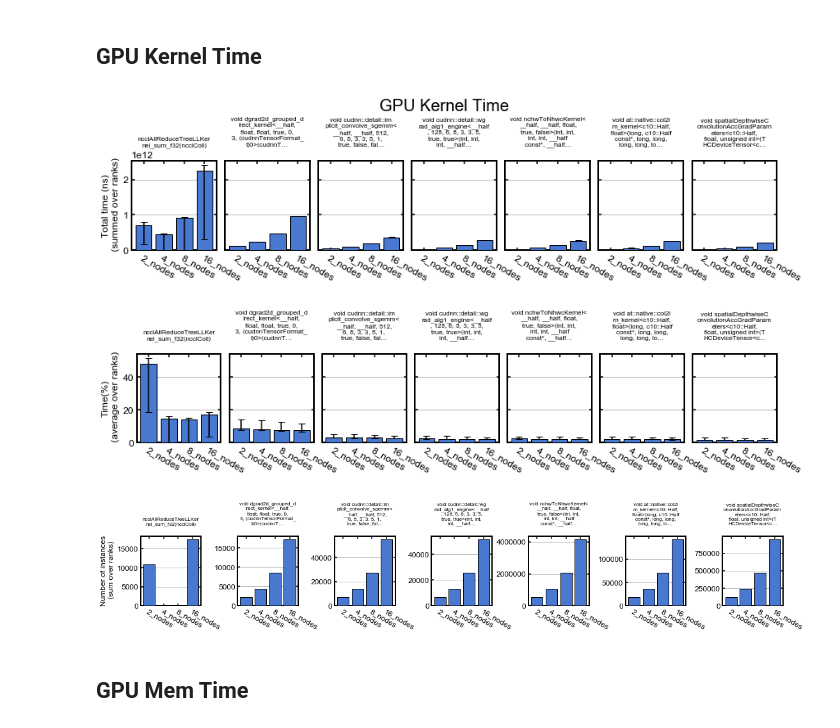
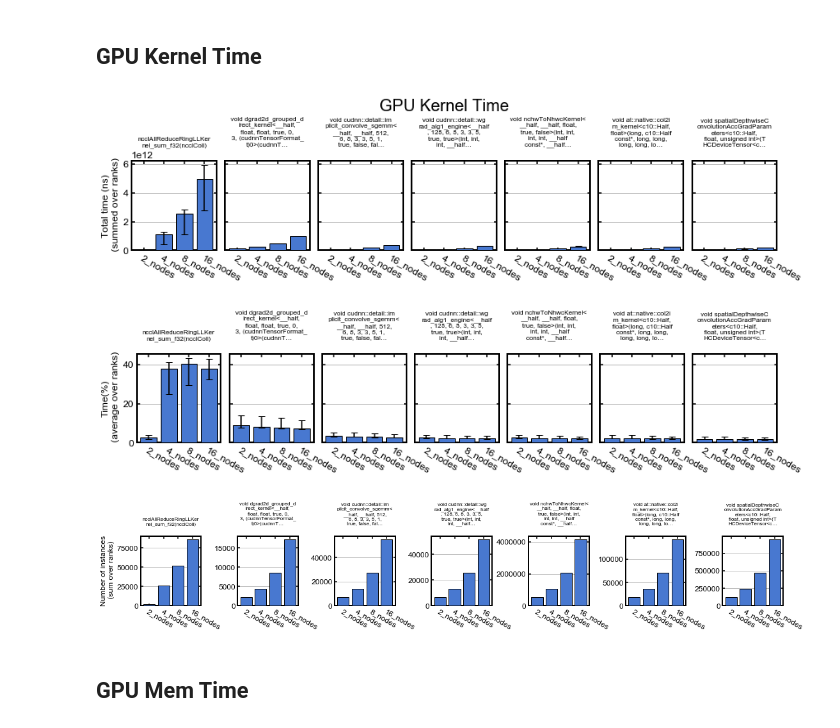
Before and after one commit to mrowan137/ml-performance-benchmark, a Jupyter notebook: deepcam/summit/analysis/plot_routines_vs_nodes.ipynb, the cells around one changed output. Saved outputs shown, nothing was run; the diff lists cells and outputs as text; code cells hidden in the pictures.

```diff
--- a/deepcam/summit/analysis/plot_routines_vs_nodes.ipynb
+++ b/deepcam/summit/analysis/plot_routines_vs_nodes.ipynb
@@ -90,7 +90,7 @@ all_nodes = sorted(list(d._hash.keys())[1:],key=lambda x:int(x.replace('_nodes',
 ranksPerNodeSummit = 6
 nRanks = np.array([ranksPerNodeSummit*int(x.split('_')[0]) for x in all_nodes])
 # Note 1_node and >1_node case has different routines, so can't compare exactly
-expensiveRoutines = d['2_nodes']['r0']['gpukernsum']['Name'][:nRoutines].values
+expensiveRoutines = d['4_nodes']['r0']['gpukernsum']['Name'][:nRoutines].values
 
 # Compare raw times
 fig, axs = plt.subplots(nrows=1, ncols=nRoutines, sharey=True, figsize=(14, 2.))
@@ -117,7 +117,7 @@ for i, routine in enumerate(expensiveRoutines):
     if i==0: plt.ylabel('Total time (ns)\n (summed over ranks)')
 
 fig.subplots_adjust(wspace=0.1)
-plt.savefig('figs/GPU_Kernel_Time_ns_2node_expensive.png', dpi=150, bbox_inches='tight')
+plt.savefig('figs/GPU_Kernel_Time_ns_4node_expensive.png', dpi=150, bbox_inches='tight')
 
 # Compare % times
 fig, axs = plt.subplots(nrows=1, ncols=nRoutines, sharey=True, figsize=(14, 2.))
@@ -142,38 +142,38 @@ for i, routine in enumerate(expensiveRoutines):
     plt.xticks(rotation=-30, ha="left", rotation_mode="anchor")
     if i==0: plt.ylabel('Time(%)\n (average over ranks)')
 
 fig.subplots_adjust(wspace=0.1)
-plt.savefig('figs/GPU_Kernel_Time_Percent_2node_expensive.png', dpi=150, bbox_inches='tight')
+plt.savefig('figs/GPU_Kernel_Time_Percent_4node_expensive.png', dpi=150, bbox_inches='tight')
 
 # Compare # instances
 fig, axs = plt.subplots(nrows=1, ncols=len(expensiveRoutines), sharey='none', figsize=(18, 2.))
 for i, routine in enumerate(expensiveRoutines):
     expensiveRoutineTimesSum = [ np.array( [np.array(d[nodes][r]['gpukernsum'].loc[d[nodes][r]['gpukernsum']['Name'] == routine]['Instances'])
                                              for r in d[nodes].keys()] ).sum() for nodes in all_nodes]
     expensiveRoutineTimesMin = [ np.array( [np.array(d[nodes][r]['gpukernsum'].loc[d[nodes][r]['gpukernsum']['Name'] == routine]['Instances'])
                                              for r in d[nodes].keys()] ).min() for nodes in all_nodes]
     expensiveRoutineTimesMax = [ np.array( [np.array(d[nodes][r]['gpukernsum'].loc[d[nodes][r]['gpukernsum']['Name'] == routine]['Instances'])
                                              for r in d[nodes].keys()] ).max() for nodes in all_nodes]
     yerrs = np.array([err for err in zip(np.array(expensiveRoutineTimesSum) - nRanks*np.array(expensiveRoutineTimesMin),
                                          nRanks*np.array(expensiveRoutineTimesMax) - np.array(expensiveRoutineTimesSum))]).T
 
     plt.sca(axs.flatten()[i])
     plt.gca().set_title("\n".join(wrap(routine, 22)), fontsize='8')
     plt.gca().title.set_y(1.1)
     plt.bar(all_nodes, expensiveRoutineTimesSum, color=colors[0],
             yerr=yerrs, edgecolor='k',
            capsize=4, zorder=5, ecolor='k')
     plt.gca().yaxis.grid(True)
 
     plt.xticks(rotation=-30, ha="left", rotation_mode="anchor")
     if i==0: plt.ylabel('Number of instances\n (sum over ranks)')
 
 fig.subplots_adjust(wspace=0.6)
-plt.savefig('figs/GPU_Kernel_Instances_2node_expensive.png', dpi=150, bbox_inches='tight')
+plt.savefig('figs/GPU_Kernel_Instances_4node_expensive.png', dpi=150, bbox_inches='tight')
 # %% [output]
-[figure, old version]
+[figure, new version]
-[figure, old version]
+[figure, new version]
-[figure, old version]
+[figure, new version]
 # %% [markdown]
 ## GPU Mem Time
 # %%
```
Also changed, not shown: 6 other files.
